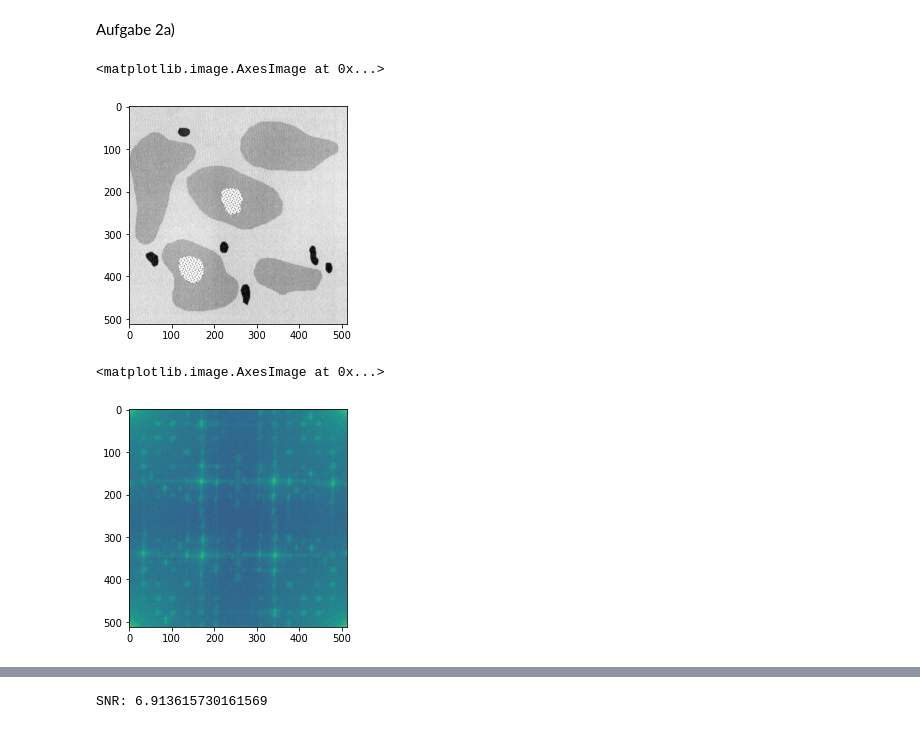
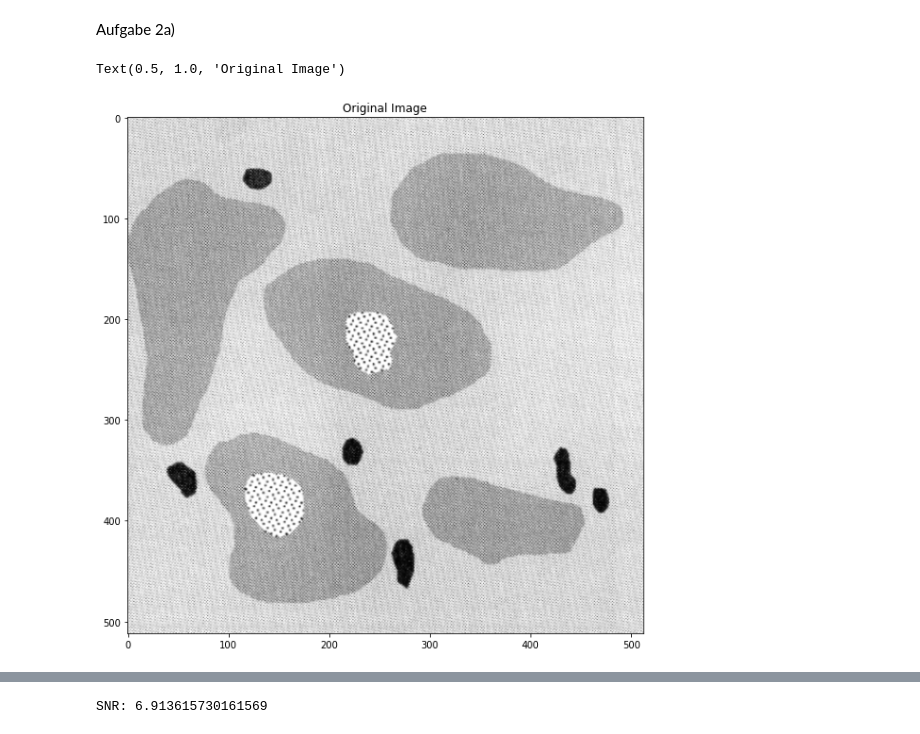
Before and after one commit to dichterbaer/SysBV, a Jupyter notebook: aufgabe3.ipynb, the cells around one changed output, grey strips where cells are left out. Drawn from its saved outputs; the diff is of its cells as text; code cells hidden in the pictures.

```diff
--- a/aufgabe3.ipynb
+++ b/aufgabe3.ipynb
@@ -165,15 +134,10 @@ plt.imshow(fft_cos_d_real2, norm=plt.Normalize(0, 1), cmap='gray')
 Aufgabe 2a)
 # %%
 img = cv2.imread('data/how60c.tif', 0)
+fig = plt.figure(figsize=(10, 10))
+fig.add_subplot(1, 1, 1)
 plt.imshow(np.abs(img), plt.cm.gray)
+plt.title('Original Image')
 # %% [output]
-<matplotlib.image.AxesImage at 0x...>
+Text(0.5, 1.0, 'Original Image')
-[figure, old version]
+[figure, new version]
-# %%
-img_fft = np.fft.fft2(img)
-img_fft_shift = np.fft.fftshift(img_fft)
-
-plt.imshow(np.abs(img_fft), norm=LogNorm(vmin=5))
-# %% [output]
-<matplotlib.image.AxesImage at 0x...>
-[figure, removed]
```
Also changed, not shown: parts of 20 cells of this notebook.
